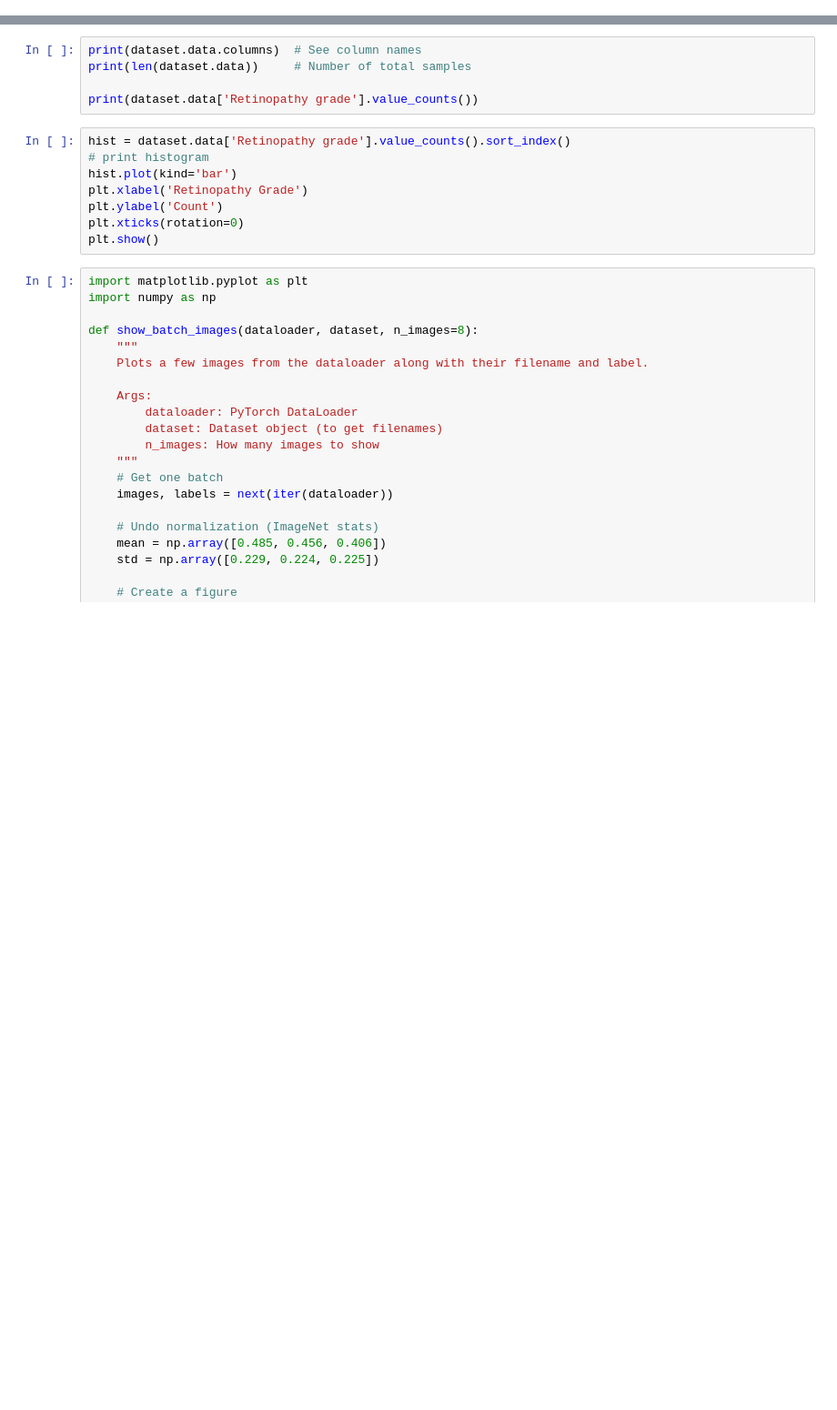
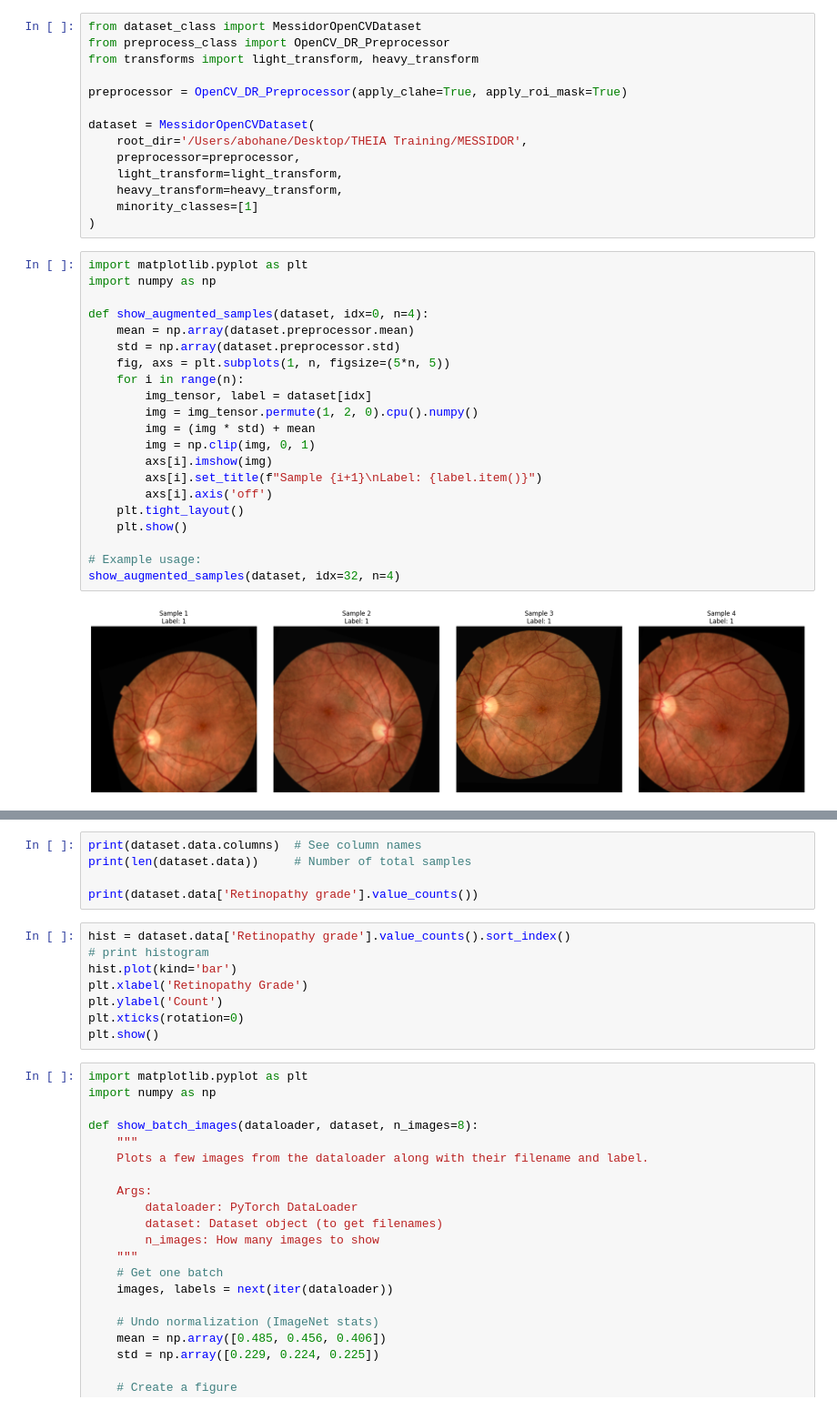
Before and after one commit to alexbohane/DR_Training, a Jupyter notebook: eda_1.ipynb, the cells around one changed output, grey strips where cells are left out. Shown at 91% size. Drawn from its saved outputs; the diff is of its cells as text; blank space fills up the shorter version.

```diff
--- a/eda_1.ipynb
+++ b/eda_1.ipynb
@@ -30,0 +121,37 @@ for images, labels in dataloader:
+# %%
+from dataset_class import MessidorOpenCVDataset
+from preprocess_class import OpenCV_DR_Preprocessor
+from transforms import light_transform, heavy_transform
+
+preprocessor = OpenCV_DR_Preprocessor(apply_clahe=True, apply_roi_mask=True)
+
+dataset = MessidorOpenCVDataset(
+    root_dir='/Users/abohane/Desktop/THEIA Training/MESSIDOR',
+    preprocessor=preprocessor,
+    light_transform=light_transform,
+    heavy_transform=heavy_transform,
+    minority_classes=[1]
+)
+# %%
+import matplotlib.pyplot as plt
+import numpy as np
+
+def show_augmented_samples(dataset, idx=0, n=4):
+    mean = np.array(dataset.preprocessor.mean)
+    std = np.array(dataset.preprocessor.std)
+    fig, axs = plt.subplots(1, n, figsize=(5*n, 5))
+    for i in range(n):
+        img_tensor, label = dataset[idx]
+        img = img_tensor.permute(1, 2, 0).cpu().numpy()
+        img = (img * std) + mean
+        img = np.clip(img, 0, 1)
+        axs[i].imshow(img)
+        axs[i].set_title(f"Sample {i+1}\nLabel: {label.item()}")
+        axs[i].axis('off')
+    plt.tight_layout()
+    plt.show()
+
+# Example usage:
+show_augmented_samples(dataset, idx=32, n=4)
+# %% [output]
+[figure, added]
```
Also changed, not shown: parts of 6 cells of this notebook, 17 other files.
